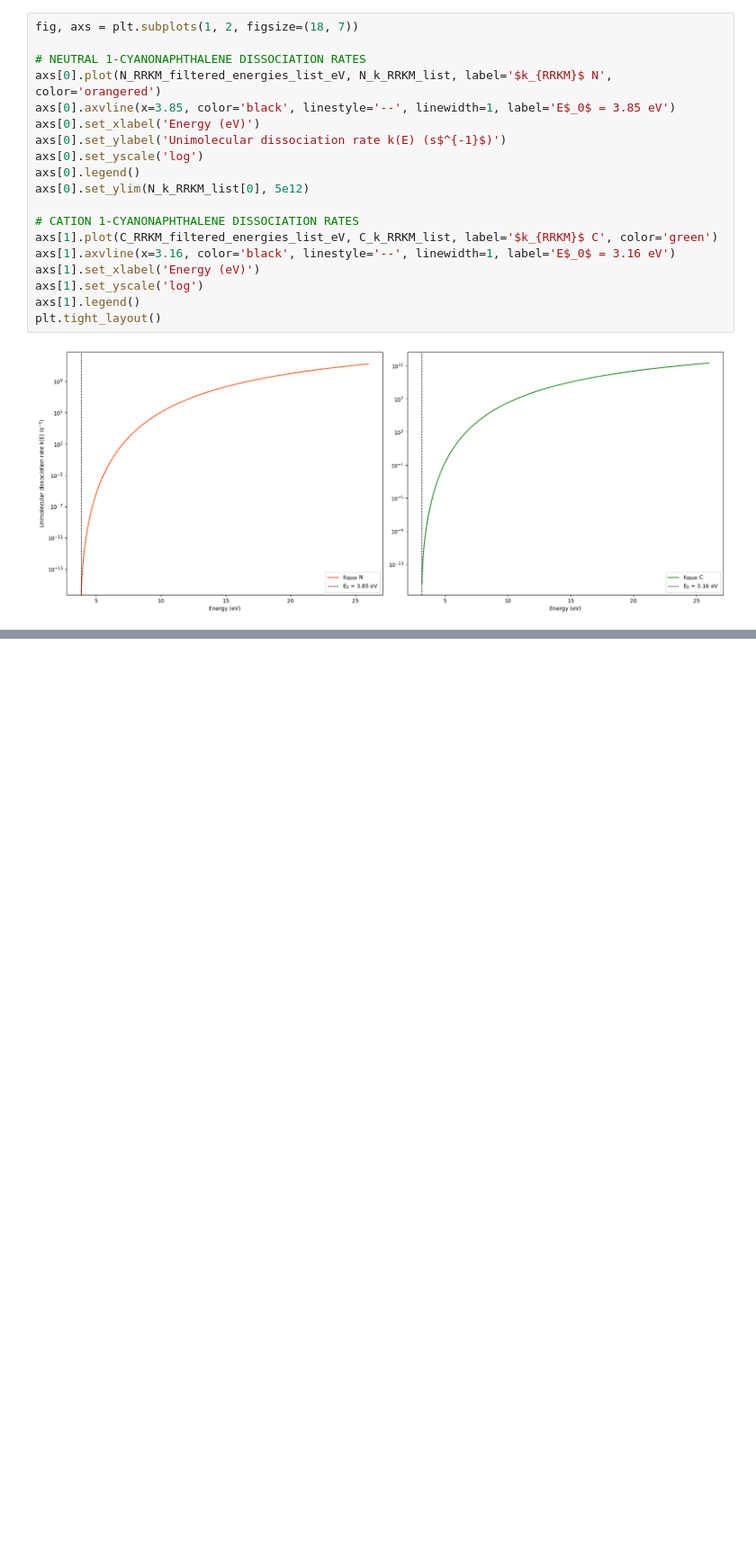
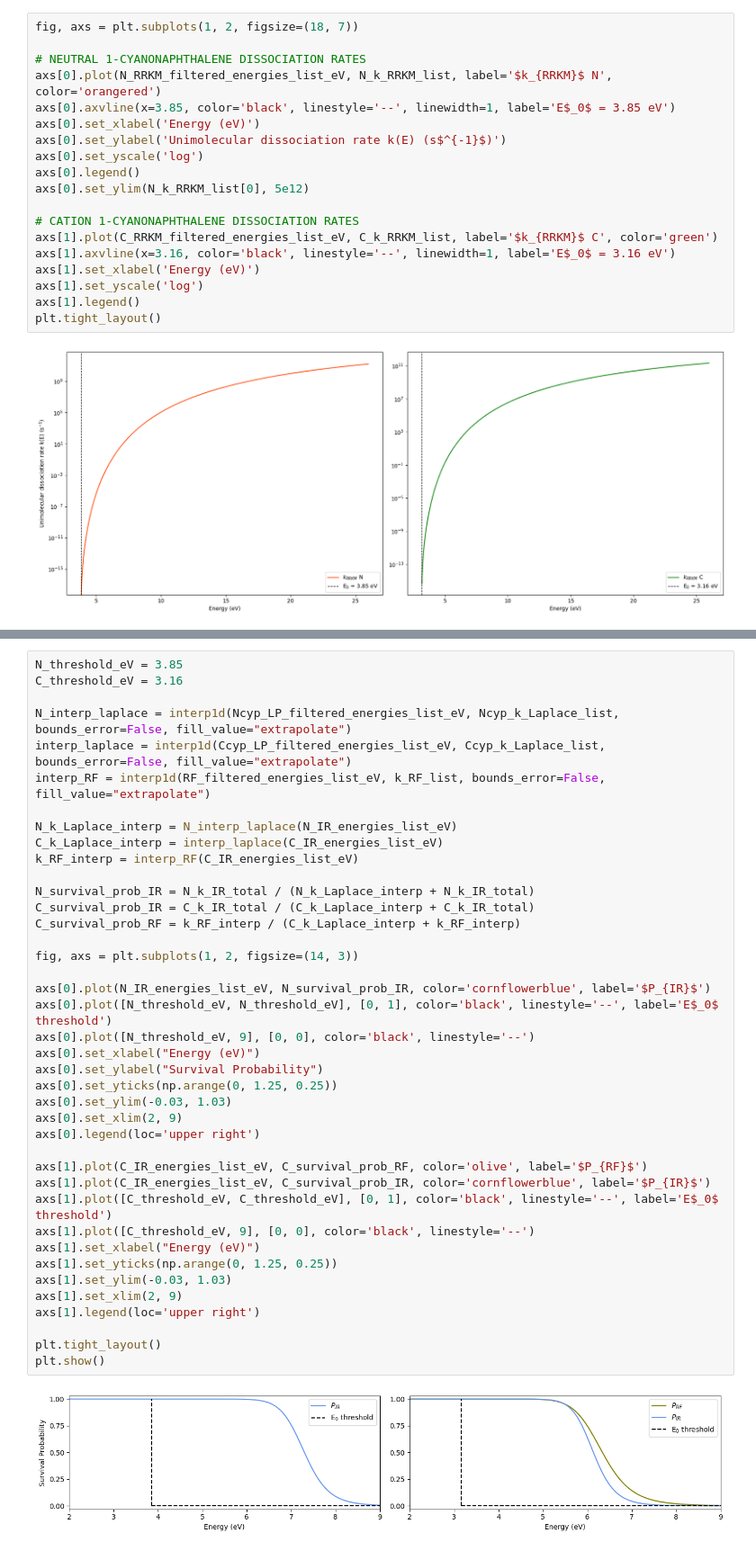
Before and after one commit to mustafa9812/Project-Cynap, a Jupyter notebook: scripts/calculations_cpy.ipynb, the cells around one changed output, grey strips where cells are left out. Shown: that part at 90% size. Cells and saved outputs as stored; diff of their text form; blank space fills up the shorter version.

```diff
--- a/scripts/calculations_cpy.ipynb
+++ b/scripts/calculations_cpy.ipynb
@@ -494,0 +527,42 @@ plt.tight_layout()
+# %%
+N_threshold_eV = 3.85
+C_threshold_eV = 3.16
+
+N_interp_laplace = interp1d(Ncyp_LP_filtered_energies_list_eV, Ncyp_k_Laplace_list, bounds_error=False, fill_value="extrapolate")
+interp_laplace = interp1d(Ccyp_LP_filtered_energies_list_eV, Ccyp_k_Laplace_list, bounds_error=False, fill_value="extrapolate")
+interp_RF = interp1d(RF_filtered_energies_list_eV, k_RF_list, bounds_error=False, fill_value="extrapolate")
+
+N_k_Laplace_interp = N_interp_laplace(N_IR_energies_list_eV)
+C_k_Laplace_interp = interp_laplace(C_IR_energies_list_eV)
+k_RF_interp = interp_RF(C_IR_energies_list_eV)
+
+N_survival_prob_IR = N_k_IR_total / (N_k_Laplace_interp + N_k_IR_total)
+C_survival_prob_IR = C_k_IR_total / (C_k_Laplace_interp + C_k_IR_total)
+C_survival_prob_RF = k_RF_interp / (C_k_Laplace_interp + k_RF_interp)
+
+fig, axs = plt.subplots(1, 2, figsize=(14, 3))
+
+axs[0].plot(N_IR_energies_list_eV, N_survival_prob_IR, color='cornflowerblue', label='$P_{IR}$')
+axs[0].plot([N_threshold_eV, N_threshold_eV], [0, 1], color='black', linestyle='--', label='E$_0$ threshold')
+axs[0].plot([N_threshold_eV, 9], [0, 0], color='black', linestyle='--')
+axs[0].set_xlabel("Energy (eV)")
+axs[0].set_ylabel("Survival Probability")
+axs[0].set_yticks(np.arange(0, 1.25, 0.25))
+axs[0].set_ylim(-0.03, 1.03)
+axs[0].set_xlim(2, 9)
+axs[0].legend(loc='upper right')
+
+axs[1].plot(C_IR_energies_list_eV, C_survival_prob_RF, color='olive', label='$P_{RF}$')
+axs[1].plot(C_IR_energies_list_eV, C_survival_prob_IR, color='cornflowerblue', label='$P_{IR}$')
+axs[1].plot([C_threshold_eV, C_threshold_eV], [0, 1], color='black', linestyle='--', label='E$_0$ threshold')
+axs[1].plot([C_threshold_eV, 9], [0, 0], color='black', linestyle='--')
+axs[1].set_xlabel("Energy (eV)")
+axs[1].set_yticks(np.arange(0, 1.25, 0.25))
+axs[1].set_ylim(-0.03, 1.03)
+axs[1].set_xlim(2, 9)
+axs[1].legend(loc='upper right')
+
+plt.tight_layout()
+plt.show()
+# %% [output]
+[figure, added]
```
Also changed, not shown: parts of 3 cells of this notebook, 2 other files.
